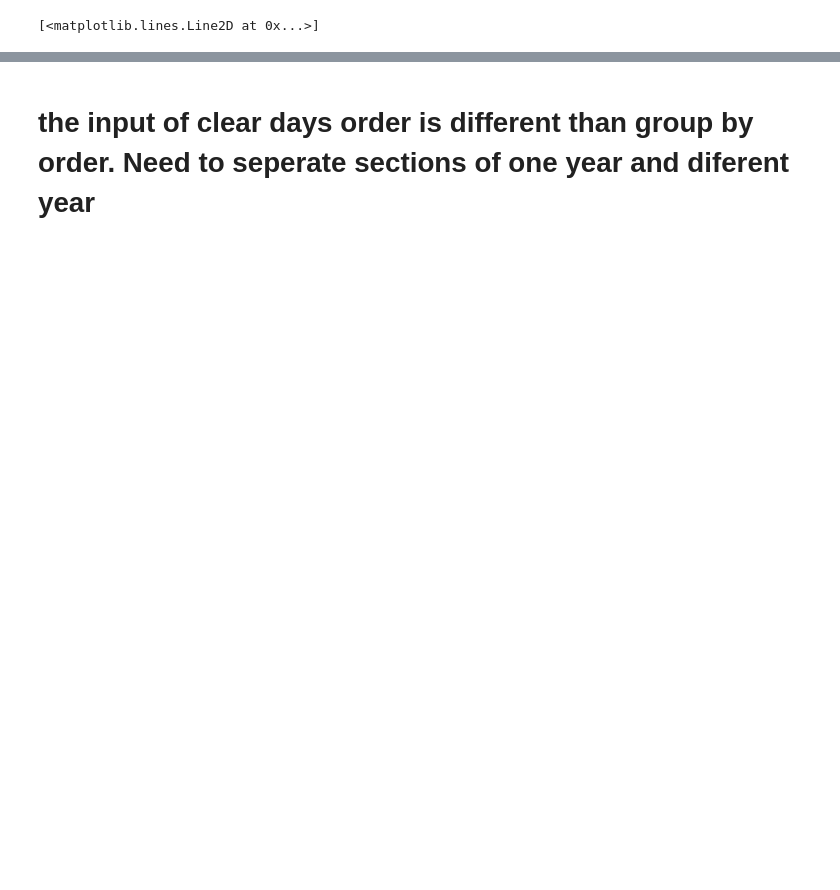
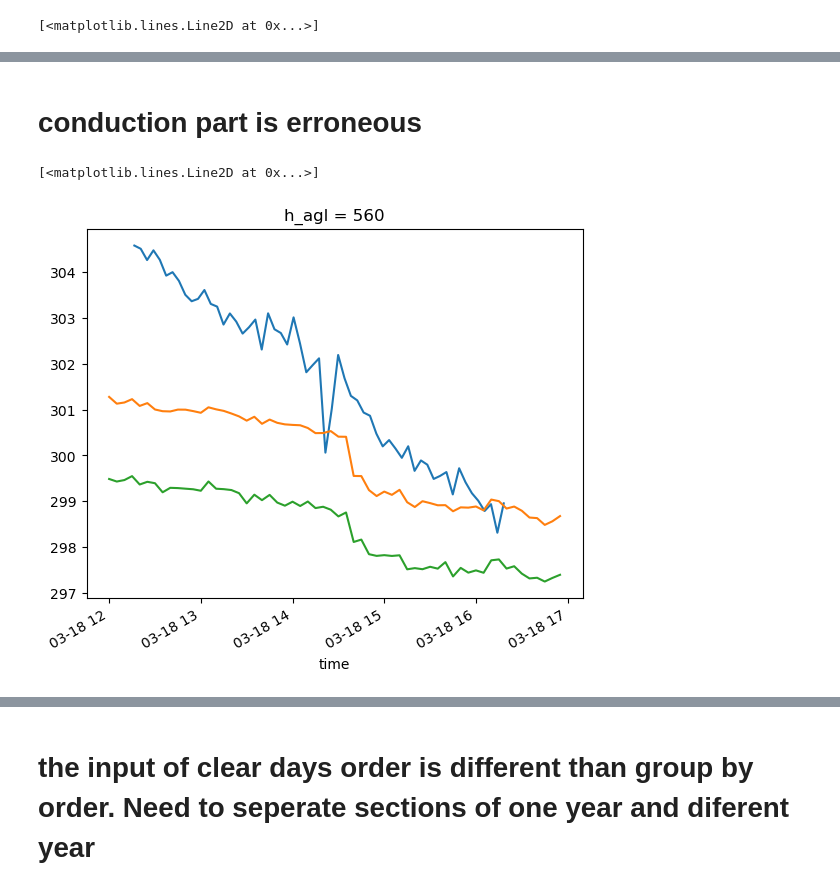
Before and after one commit to subham-banerjee54/atmopheric-analysis-codes, a Jupyter notebook: code/flux_calc.ipynb, the cells around one changed output, grey strips where cells are left out. Saved outputs shown, nothing was run; the diff lists cells and outputs as text; code cells hidden in the pictures; blank space fills up the shorter version.

```diff
--- a/code/flux_calc.ipynb
+++ b/code/flux_calc.ipynb
@@ -811,7 +794,10 @@ def therm_data(file_name, ini_time, fin_time):
 # %% [markdown]
 # Radiometer data processing
 # %%
-start_date = '2023-01-23 00:00:00'
-end_date = '2023-03-30 23:59:59'
-time = pd.date_range(start=start_date, end=end_date,freq='30s')
+import pandas as pd
+from datetime import datetime
+import pytz
+start_date = '2021-12-15 00:00:00'
+end_date = '2022-03-20 23:59:59'
+time = pd.date_range(start=start_date, end=end_date,freq='300s')
 len_time = len(time)
@@ -860,6 +828,7 @@ LWD_bar[:,9].plot()
 # Radiometer data loading
 # %%
 T_prof = rm_data('TPC.NC','T_prof',ini_time,fin_time)
+T_prof1 = T_prof.rolling(time=300,center=True).mean()[::300]
 Pnot = rm_data('MET.NC','Surf_P', ini_time,fin_time)
 Pnot = Pnot.drop_duplicates(dim='time')
 water_cont = rm_data('LWP.NC','LWP', ini_time,fin_time)
@@ -902,18 +885,6 @@ time
 # %%
-h_agl_ar_T = T_prof.h_agl
+h_agl_ar_T = T_prof1.h_agl
 len_h_T = len(h_agl_ar_T)
-
-# h_agl_wc = w.h_agl
-# len_h_wc = len(h_agl_wc)
-
-# Creating a date range
-# start_date = '2021-12-01 00:00:00'
-# end_date = '2021-12-31 11:59:59'
-
-# time = pd.date_range(start=start_date, end=end_date,freq='30s')
-# len_time = len(time)
-# time_IST = pd.date_range(start=start_date, end=end_date,freq='30s',tz='-0300')
-# time_IST= time_IST.tz_localize(None)
 
 T = xr.DataArray(np.zeros(shape=(len_time,len_h_T)),coords={'time': time, 'h_agl':h_agl_ar_T},dims=('time', 'h_agl'))
 q = xr.DataArray(np.zeros(shape=(len_time,len_h_T)),coords={'time': time, 'h_agl':h_agl_ar_T},dims=('time', 'h_agl'))
@@ -931,7 +902,6 @@ surf_P[:,0] = Pnot[:].interp(time=time,method="linear")
 
 
 
-
 for h in range(len_h_T):
 
     T_intp = T_prof[:,h].dropna('time').interp(time=time,method="linear")
@@ -939,3 +909,14 @@ for h in range(len_h_T):
 
     q_intp = Abs_q[:,h].dropna('time').interp(time=time,method="linear")
     q[:,h] = q_intp
+
+h_mast = (mast_T.Height.values)/100
+h_mast[0]=0.001
+h_agl_mast = np.delete(h_mast,-1)
+len_h_mast = len(h_agl_mast)
+mast_temp = xr.DataArray(np.zeros(shape=(len_time,len_h_mast)),coords={'time': time, 'h_agl':h_agl_mast},dims=('time', 'h_agl'))
+
+for h in range(len_h_mast):
+
+    mast_intp = mast_T[:,h].dropna('Time').interp(Time=time,method="linear")
+    mast_temp[:,h] = mast_intp
@@ -1003,0 +1060,13 @@ plt.pcolormesh(T_ens)
+# %% [markdown]
+# conduction part is erroneous
+# %%
+# data_for_dates[:,25].transpose().plot()
+mast_T[-43000:-40050:50,5].transpose().plot()
+T_c[-720:-660,15].transpose().plot()
+T_c[-720:-660,20].transpose().plot()
+
+
+# mast_T.Height
+# %% [output]
+[<matplotlib.lines.Line2D at 0x...>]
+[figure, added]
```
Also changed, not shown: parts of 44 cells of this notebook.
